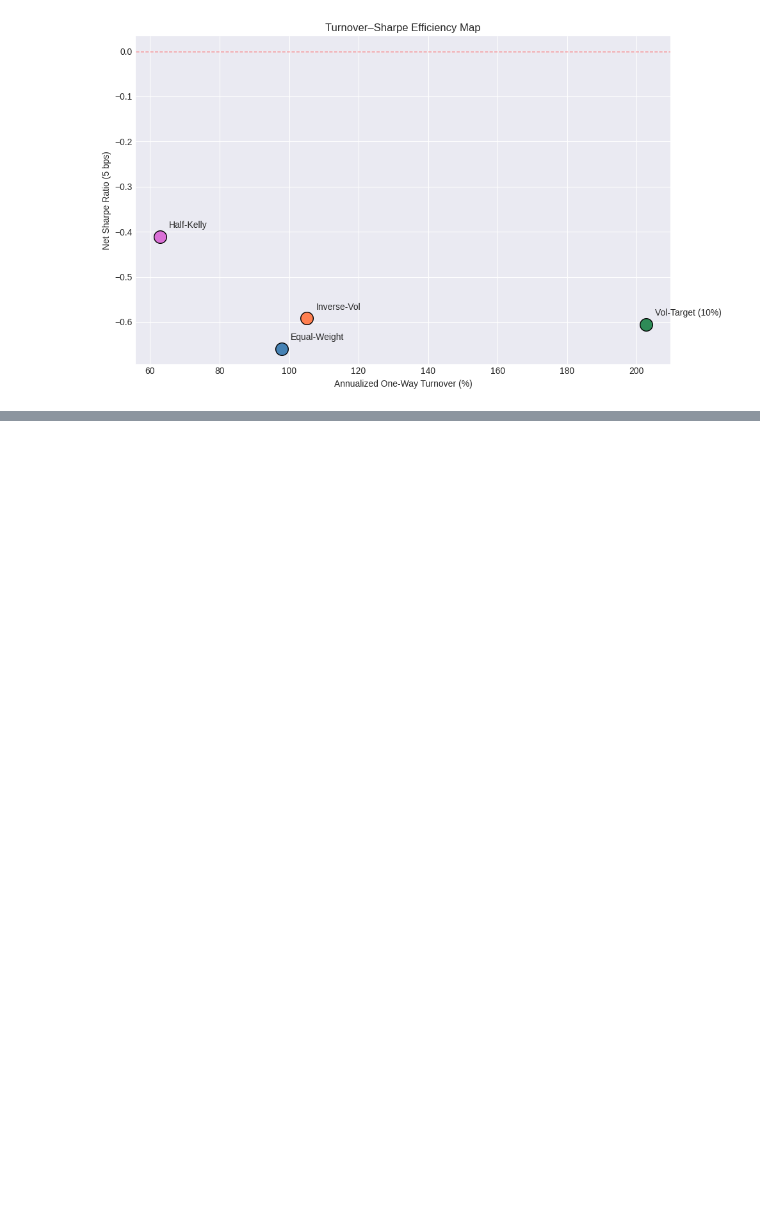
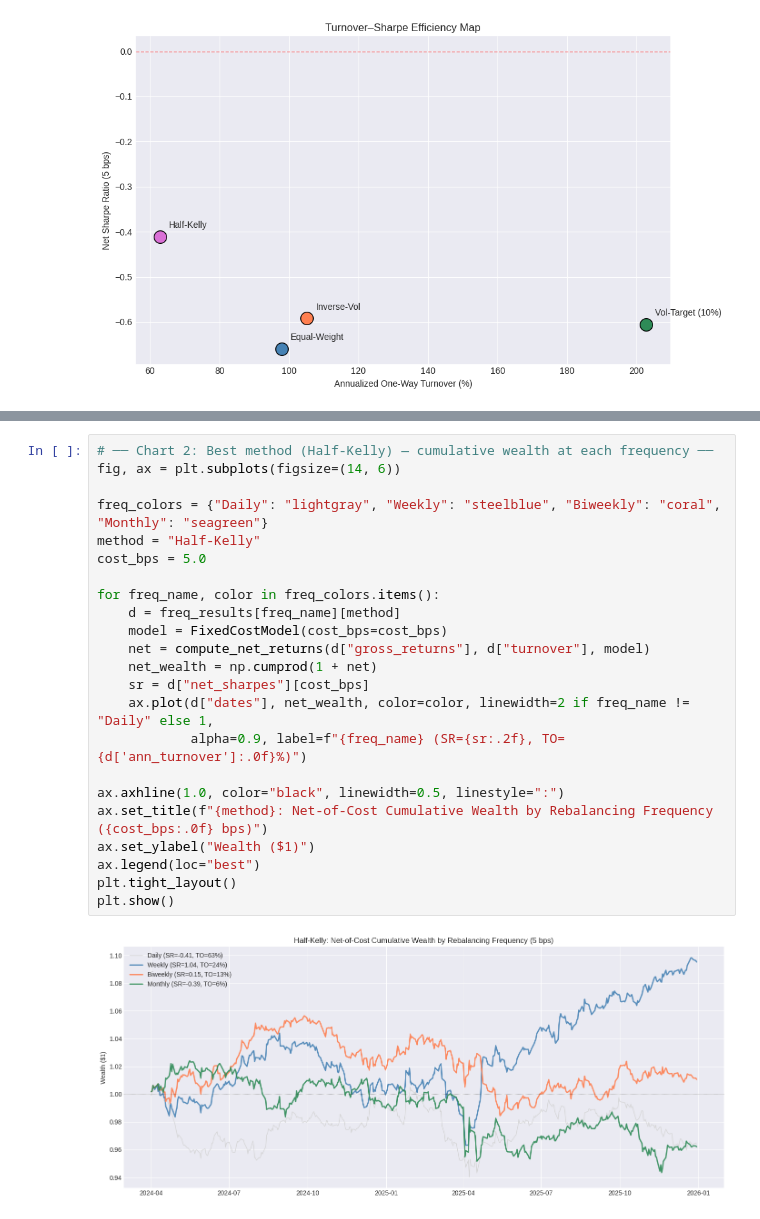
Before and after one commit to JerryHong08/jerryquant101, a Jupyter notebook: notebooks/cost_analysis.ipynb, the cells around one changed output, grey strips where cells are left out. Drawn from its saved outputs; the diff is of its cells as text; blank space fills up the shorter version.

```diff
--- a/notebooks/cost_analysis.ipynb
+++ b/notebooks/cost_analysis.ipynb
@@ -513,0 +747,25 @@ plt.show()
+# %%
+# ── Chart 2: Best method (Half-Kelly) — cumulative wealth at each frequency ──
+fig, ax = plt.subplots(figsize=(14, 6))
+
+freq_colors = {"Daily": "lightgray", "Weekly": "steelblue", "Biweekly": "coral", "Monthly": "seagreen"}
+method = "Half-Kelly"
+cost_bps = 5.0
+
+for freq_name, color in freq_colors.items():
+    d = freq_results[freq_name][method]
+    model = FixedCostModel(cost_bps=cost_bps)
+    net = compute_net_returns(d["gross_returns"], d["turnover"], model)
+    net_wealth = np.cumprod(1 + net)
+    sr = d["net_sharpes"][cost_bps]
+    ax.plot(d["dates"], net_wealth, color=color, linewidth=2 if freq_name != "Daily" else 1,
+            alpha=0.9, label=f"{freq_name} (SR={sr:.2f}, TO={d['ann_turnover']:.0f}%)")
+
+ax.axhline(1.0, color="black", linewidth=0.5, linestyle=":")
+ax.set_title(f"{method}: Net-of-Cost Cumulative Wealth by Rebalancing Frequency ({cost_bps:.0f} bps)")
+ax.set_ylabel("Wealth ($1)")
+ax.legend(loc="best")
+plt.tight_layout()
+plt.show()
+# %% [output]
+[figure, added]
```
Also changed, not shown: parts of 6 cells of this notebook, 1 other file.
